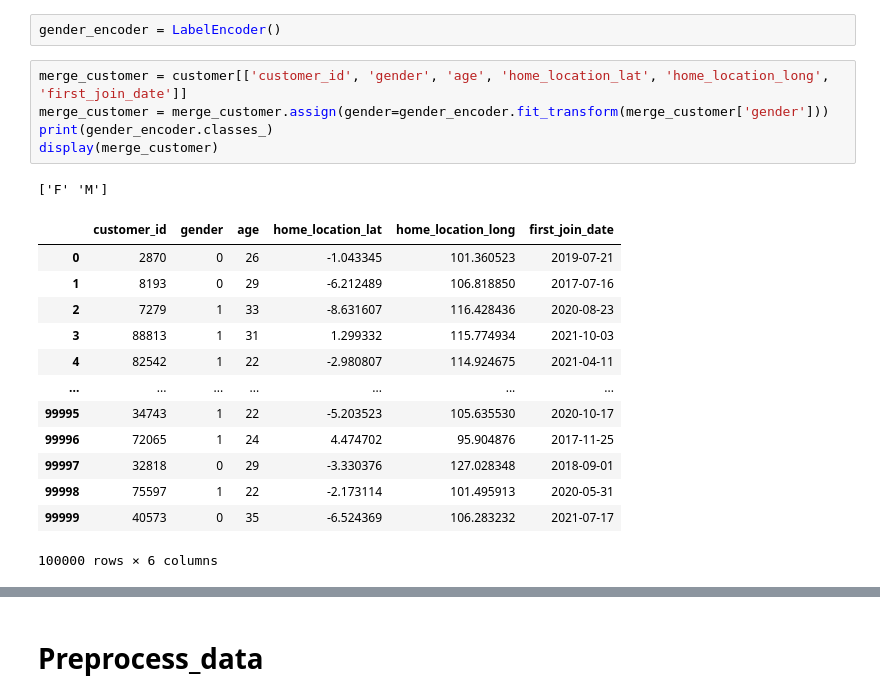
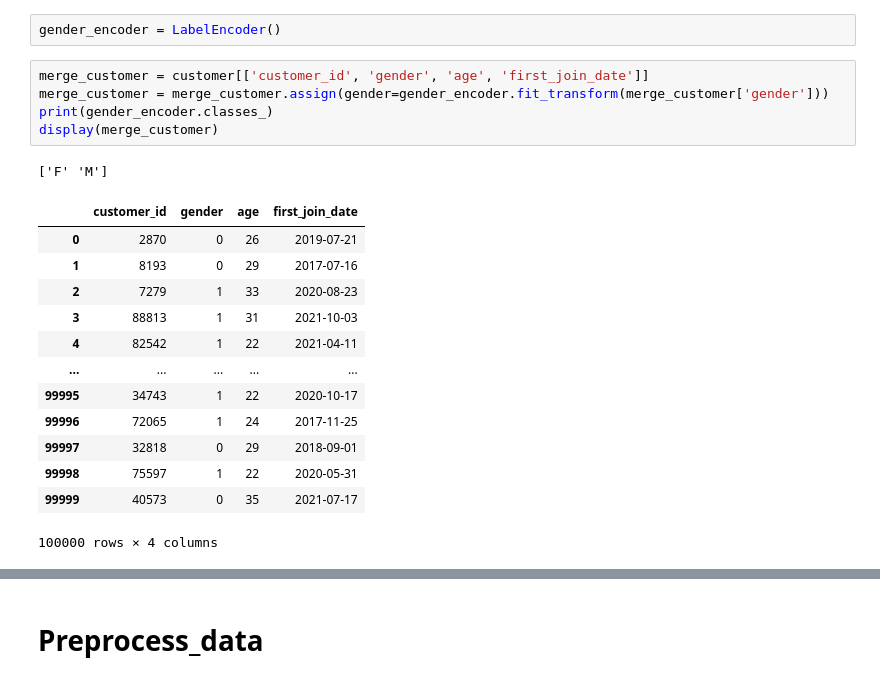
Before and after one commit to Emdeowl/DATA-WOLVES, a Jupyter notebook: Churn_Prediction.ipynb, the cells around one changed output, grey strips where cells are left out. Drawn from its saved outputs; the diff is of its cells as text.

```diff
--- a/Churn_Prediction.ipynb
+++ b/Churn_Prediction.ipynb
@@ -76,25 +76,25 @@ from sklearn.preprocessing import LabelEncoder
 # %%
 gender_encoder = LabelEncoder()
 # %%
-merge_customer = customer[['customer_id', 'gender', 'age', 'home_location_lat', 'home_location_long', 'first_join_date']]
+merge_customer = customer[['customer_id', 'gender', 'age', 'first_join_date']]
 merge_customer = merge_customer.assign(gender=gender_encoder.fit_transform(merge_customer['gender']))
 print(gender_encoder.classes_)
 display(merge_customer)
 # %% [output]
 ['F' 'M']
-|  | customer_id | gender | age | home_location_lat | home_location_long | first_join_date |
-| 0 | 2870 | 0 | 26 | -1.043345 | 101.360523 | 2019-07-21 |
-| 1 | 8193 | 0 | 29 | -6.212489 | 106.818850 | 2017-07-16 |
-| 2 | 7279 | 1 | 33 | -8.631607 | 116.428436 | 2020-08-23 |
-| 3 | 88813 | 1 | 31 | 1.299332 | 115.774934 | 2021-10-03 |
-| 4 | 82542 | 1 | 22 | -2.980807 | 114.924675 | 2021-04-11 |
-| ... | ... | ... | ... | ... | ... | ... |
-| 99995 | 34743 | 1 | 22 | -5.203523 | 105.635530 | 2020-10-17 |
-| 99996 | 72065 | 1 | 24 | 4.474702 | 95.904876 | 2017-11-25 |
-| 99997 | 32818 | 0 | 29 | -3.330376 | 127.028348 | 2018-09-01 |
-| 99998 | 75597 | 1 | 22 | -2.173114 | 101.495913 | 2020-05-31 |
-| 99999 | 40573 | 0 | 35 | -6.524369 | 106.283232 | 2021-07-17 |
+|  | customer_id | gender | age | first_join_date |
+| 0 | 2870 | 0 | 26 | 2019-07-21 |
+| 1 | 8193 | 0 | 29 | 2017-07-16 |
+| 2 | 7279 | 1 | 33 | 2020-08-23 |
+| 3 | 88813 | 1 | 31 | 2021-10-03 |
+| 4 | 82542 | 1 | 22 | 2021-04-11 |
+| ... | ... | ... | ... | ... |
+| 99995 | 34743 | 1 | 22 | 2020-10-17 |
+| 99996 | 72065 | 1 | 24 | 2017-11-25 |
+| 99997 | 32818 | 0 | 29 | 2018-09-01 |
+| 99998 | 75597 | 1 | 22 | 2020-05-31 |
+| 99999 | 40573 | 0 | 35 | 2021-07-17 |
-100000 rows × 6 columns
+100000 rows × 4 columns
 # %%
 paid_transaction = paid_transaction.merge(merge_customer, how='left', on='customer_id')
 paid_transaction
```
Also changed, not shown: parts of 50 cells of this notebook, 1 other file.
